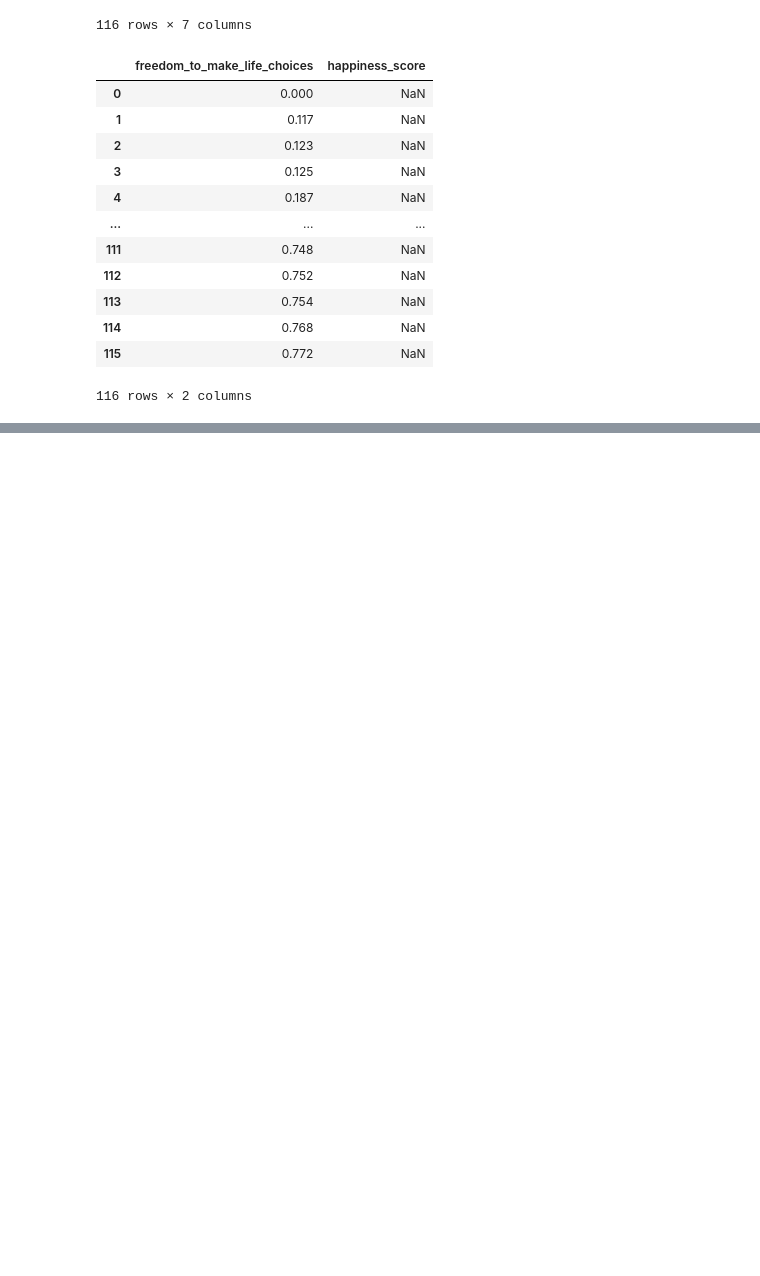
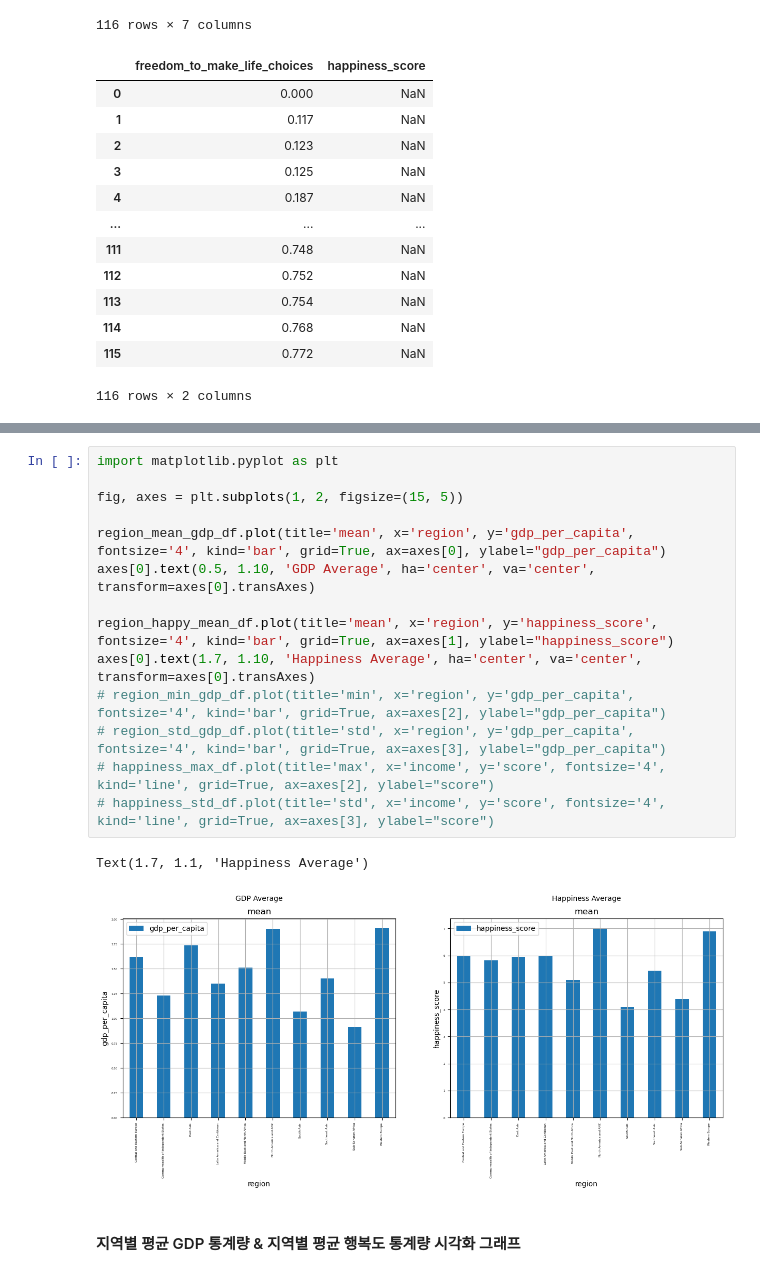
Before and after one commit to dosel70/data-analysis, a Jupyter notebook: c_pandas/pandas_task.ipynb, the cells around one changed output, grey strips where cells are left out. Drawn from its saved outputs; the diff is of its cells as text; blank space fills up the shorter version.

```diff
--- a/c_pandas/pandas_task.ipynb
+++ b/c_pandas/pandas_task.ipynb
@@ -380,0 +574,19 @@ display(region_free_std_df)
+# %%
+import matplotlib.pyplot as plt
+
+fig, axes = plt.subplots(1, 2, figsize=(15, 5))
+
+region_mean_gdp_df.plot(title='mean', x='region', y='gdp_per_capita', fontsize='4', kind='bar', grid=True, ax=axes[0], ylabel="gdp_per_capita")
+axes[0].text(0.5, 1.10, 'GDP Average', ha='center', va='center', transform=axes[0].transAxes)
+
+region_happy_mean_df.plot(title='mean', x='region', y='happiness_score', fontsize='4', kind='bar', grid=True, ax=axes[1], ylabel="happiness_score")
+axes[0].text(1.7, 1.10, 'Happiness Average', ha='center', va='center', transform=axes[0].transAxes)
+# region_min_gdp_df.plot(title='min', x='region', y='gdp_per_capita', fontsize='4', kind='bar', grid=True, ax=axes[2], ylabel="gdp_per_capita")
+# region_std_gdp_df.plot(title='std', x='region', y='gdp_per_capita', fontsize='4', kind='bar', grid=True, ax=axes[3], ylabel="gdp_per_capita")
+# happiness_max_df.plot(title='max', x='income', y='score', fontsize='4', kind='line', grid=True, ax=axes[2], ylabel="score")
+# happiness_std_df.plot(title='std', x='income', y='score', fontsize='4', kind='line', grid=True, ax=axes[3], ylabel="score")
+# %% [output]
+Text(1.7, 1.1, 'Happiness Average')
+[figure, added]
+# %% [markdown]
+#### 지역별 평균 GDP 통계량 & 지역별 평균 행복도 통계량 시각화 그래프
```
Also changed, not shown: parts of 39 cells of this notebook, 1 other file.
